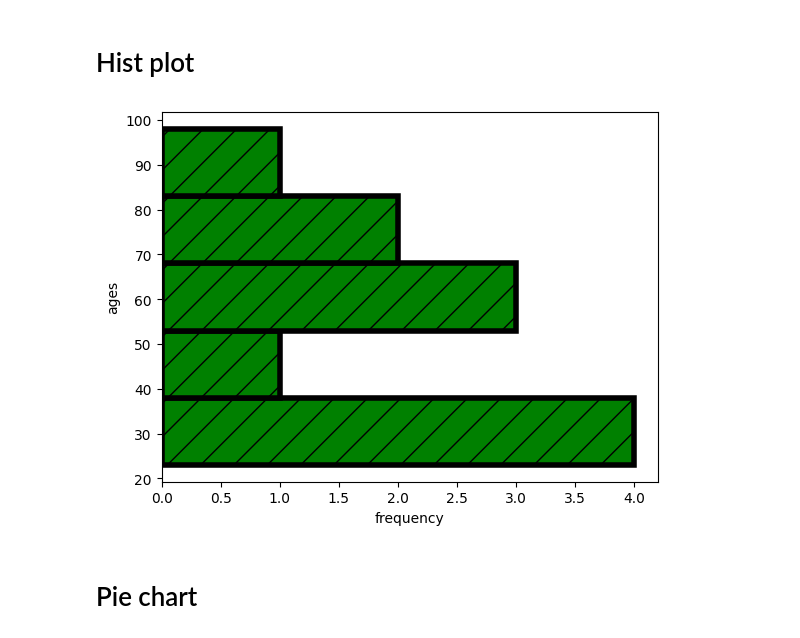
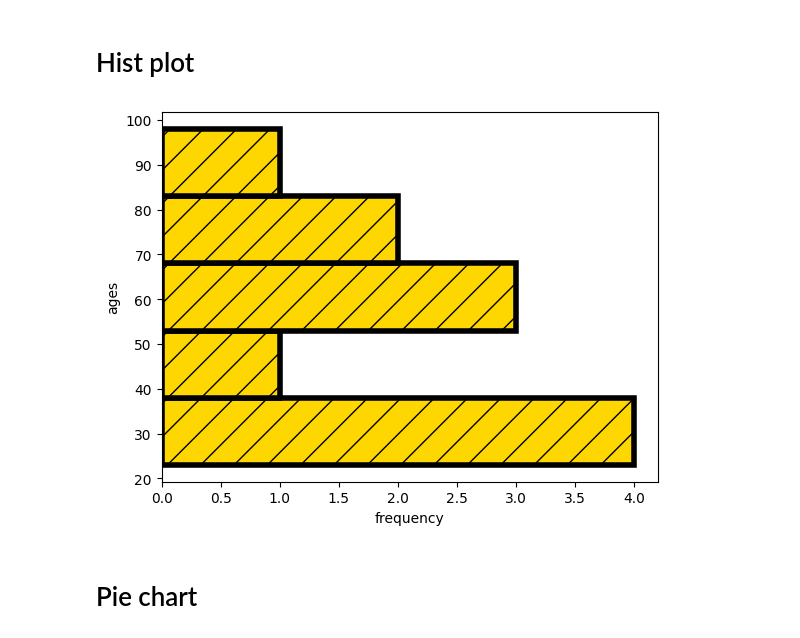
Before and after one commit to Midhil-6473/first-demo, a Jupyter notebook: Matplot.ipynb, the cells around one changed output. Cells and saved outputs as stored; diff of their text form; code cells hidden in the pictures.

```diff
--- a/Matplot.ipynb
+++ b/Matplot.ipynb
@@ -124,14 +124,14 @@ plt.show()
 # %%
 age = [23,53,56,23,76,46,98,65,35,74,32]
 hatches=["/","+","o","*","-"]
 
 sorted_age = np.sort(age)
-plt.hist(sorted_age,bins=5,orientation="horizontal",linewidth=4,edgecolor="black",color="green",hatch=hatches)
+plt.hist(sorted_age,bins=5,orientation="horizontal",linewidth=4,edgecolor="black",color='gold',hatch=hatches)
 plt.xlabel("frequency")
 plt.ylabel("ages")
 plt.show()
 # %% [output]
-[figure, old version]
+[figure, new version]
 # %% [markdown]
 # Pie chart
 # %%
```
Also changed, not shown: parts of 6 cells of this notebook, 1 other file.
